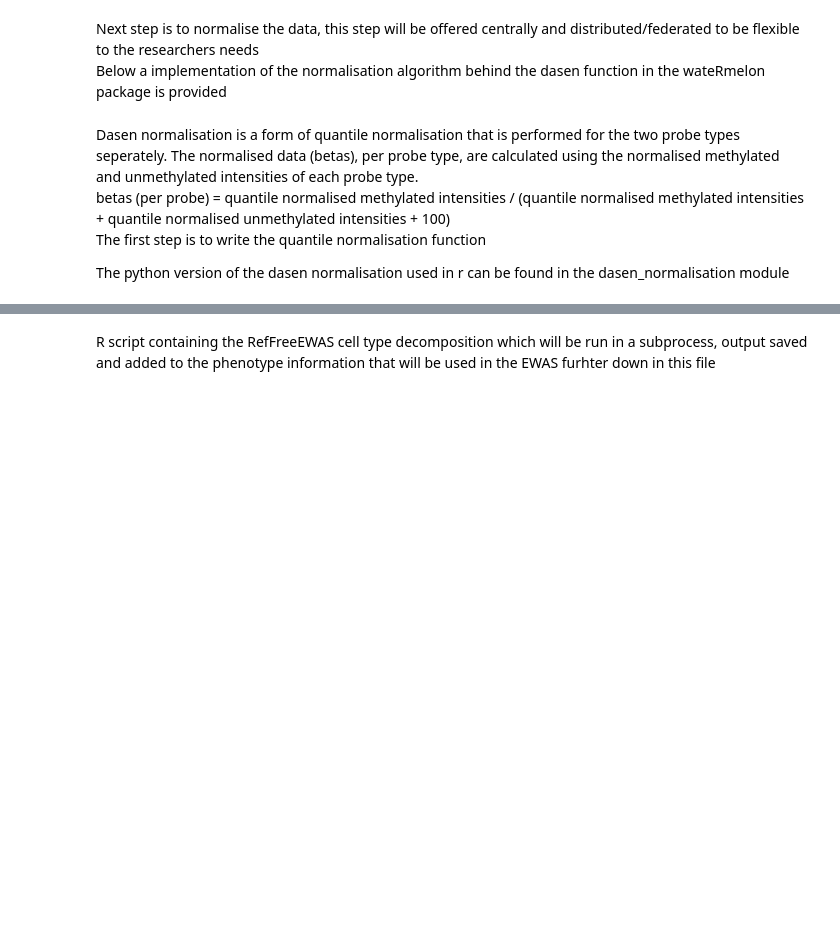
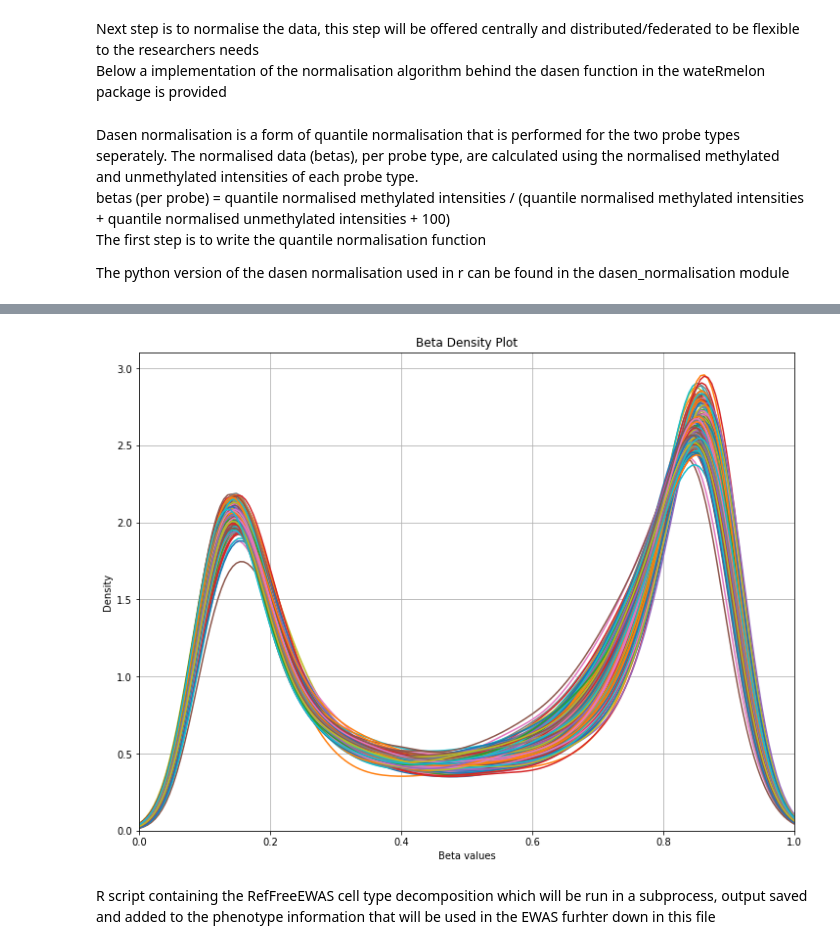
Before and after one commit to Waterkers/Federated_Differential_Methylation_Analysis, a Jupyter notebook: python_preprocessing.ipynb, the cells around one changed output, grey strips where cells are left out. Cells and saved outputs as stored; diff of their text form; code cells hidden in the pictures; blank space fills up the shorter version.

```diff
--- a/python_preprocessing.ipynb
+++ b/python_preprocessing.ipynb
@@ -86,7 +145,10 @@ probe_type_data.to_csv("E:\\Msc Systems Biology\\MSB5000_Master_Thesis\\Practica
 # %%
 import dasen_normalisation
 test_normalised_betas_module = dasen_normalisation.dasen_normalisation(unmeth, meth, probe_type_data)
-test_normalised_betas_module.to_csv(os.path.join(output_path, "all_probes_samples_normalised_betas.csv"))
+#test_normalised_betas_module.to_csv(os.path.join(output_path, "all_probes_samples_normalised_betas.csv"))
+methylcheck.beta_density_plot(test_normalised_betas_module)
+# %% [output]
+[figure, added]
 # %% [markdown]
 R script containing the RefFreeEWAS cell type decomposition which will be run in a subprocess, output saved and added to the phenotype information that will be used in the EWAS furhter down in this file
 # %%
```
Also changed, not shown: parts of 8 cells of this notebook.
